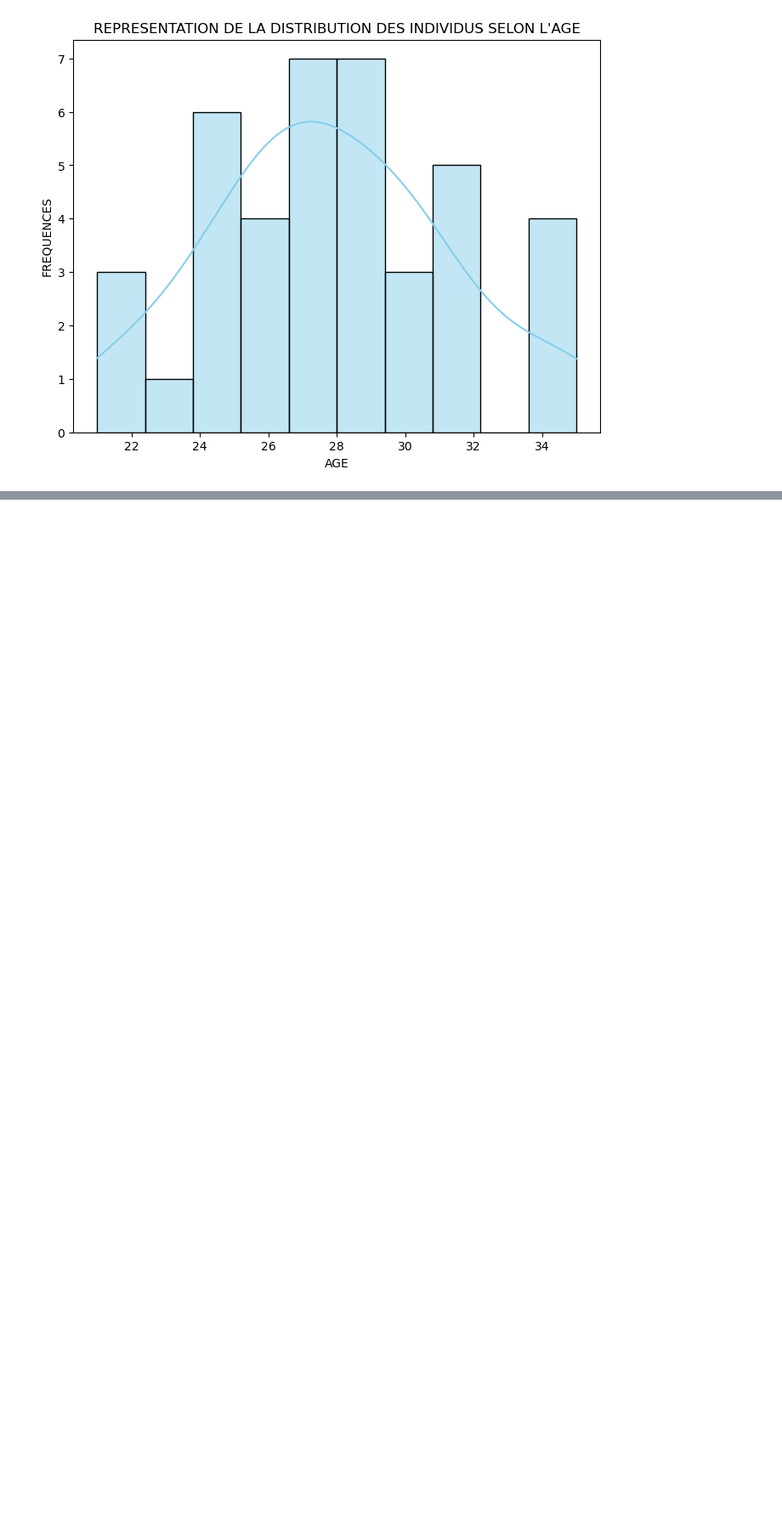
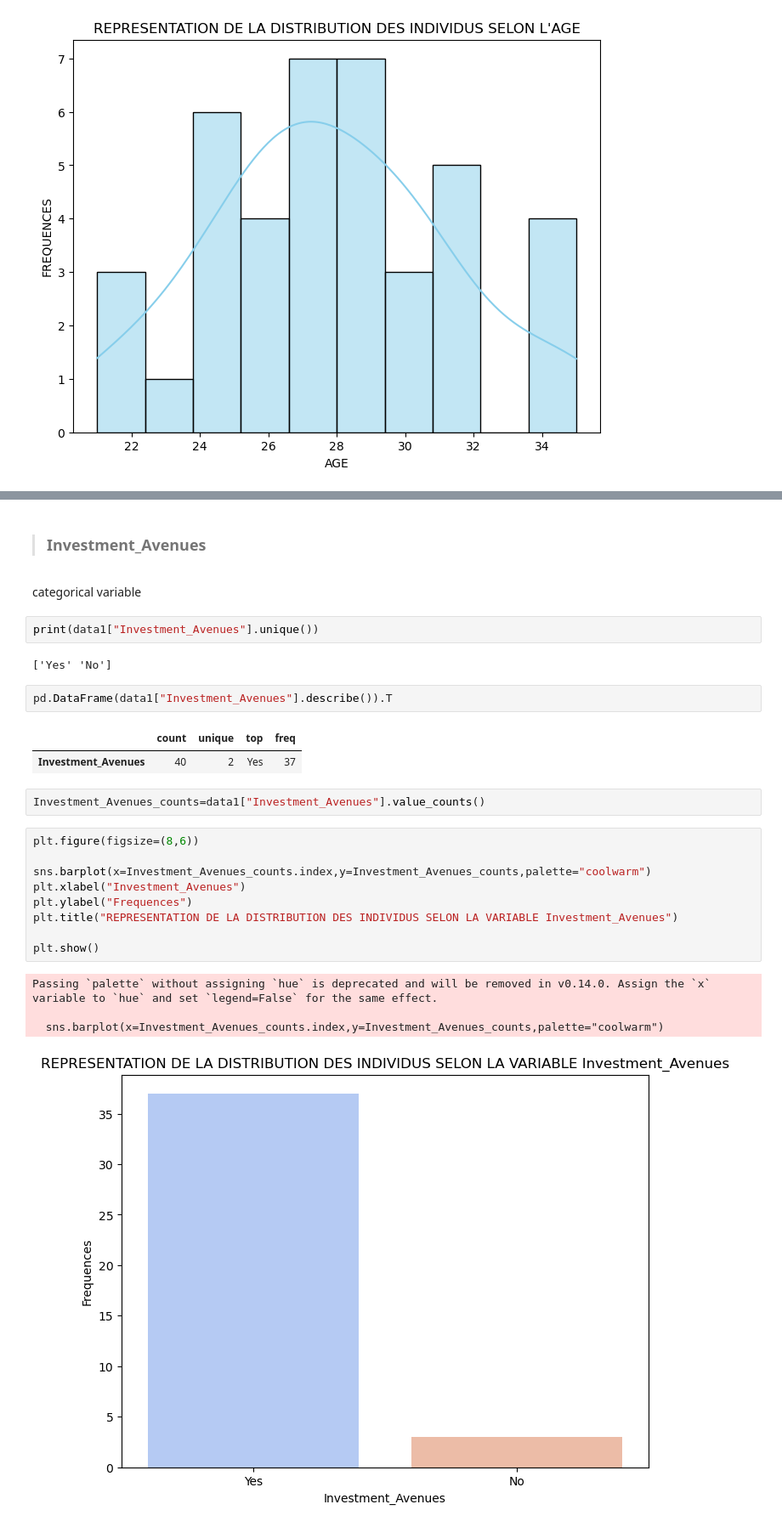
Before and after one commit to JODRAFF9/data-analysis-project1, a Jupyter notebook: scripts/script1.ipynb, the cells around one changed output, grey strips where cells are left out. Shown: that part at 85% size. Cells and saved outputs as stored; diff of their text form; blank space fills up the shorter version.

```diff
--- a/scripts/script1.ipynb
+++ b/scripts/script1.ipynb
@@ -143,0 +154,29 @@ plt.show()
+# %% [markdown]
+> ### Investment_Avenues
+# %% [markdown]
+categorical variable
+# %%
+print(data1["Investment_Avenues"].unique())
+# %% [output]
+['Yes' 'No']
+# %%
+pd.DataFrame(data1["Investment_Avenues"].describe()).T
+# %% [output]
+|  | count | unique | top | freq |
+| Investment_Avenues | 40 | 2 | Yes | 37 |
+# %%
+Investment_Avenues_counts=data1["Investment_Avenues"].value_counts()
+# %%
+plt.figure(figsize=(8,6))
+
+sns.barplot(x=Investment_Avenues_counts.index,y=Investment_Avenues_counts,palette="coolwarm")
+plt.xlabel("Investment_Avenues")
+plt.ylabel("Frequences")
+plt.title("REPRESENTATION DE LA DISTRIBUTION DES INDIVIDUS SELON LA VARIABLE Investment_Avenues")
+
+plt.show()
+# %% [output]
+Passing `palette` without assigning `hue` is deprecated and will be removed in v0.14.0. Assign the `x` variable to `hue` and set `legend=False` for the same effect.
+
+  sns.barplot(x=Investment_Avenues_counts.index,y=Investment_Avenues_counts,palette="coolwarm")
+[figure, added]
```
Also changed, not shown: parts of 1 cell of this notebook.
